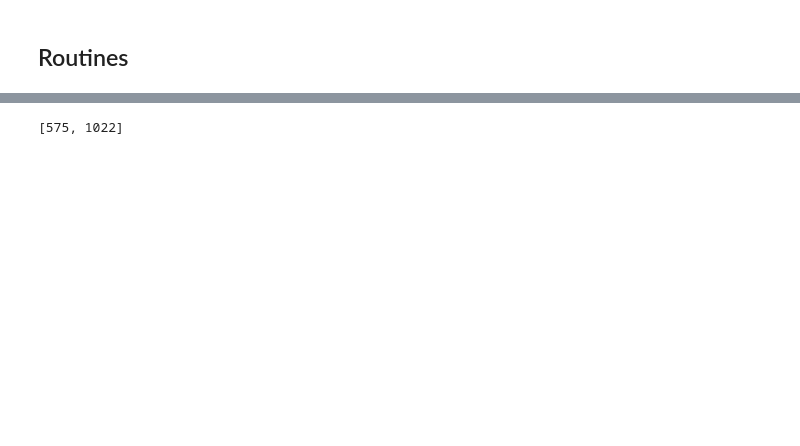
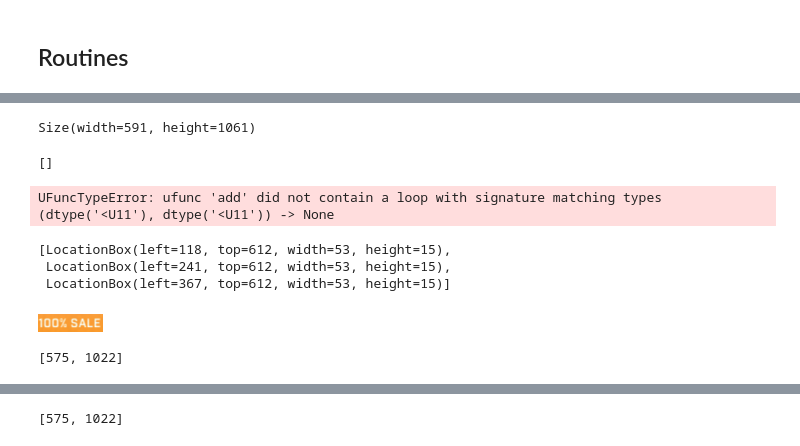
Before and after one commit to KIvoy/nikke-assistant, a Jupyter notebook: Nikke.ipynb, the cells around one changed output, grey strips where cells are left out. Cells and saved outputs as stored; diff of their text form; code cells hidden in the pictures; blank space fills up the shorter version.

```diff
--- a/Nikke.ipynb
+++ b/Nikke.ipynb
@@ -625,27 +705,0 @@ gio = GameInteractionIO
-# %%
-game_settings = {
-    "default":{
-        "rookie_arena":{
-            "var":{
-                "ENEMY_RANK_H_STRETCH" : 40,
-                "ENEMY_RANK_V_STRETCH" : 5,
-                "ENEMY_RANK_H_TRANS" : 0,
-                "ENEMY_RANK_V_TRANS" : 6,
-                "ENEMY_POWER_H_STRETCH" : 40,
-                "ENEMY_POWER_V_STRETCH" : 5,
-                "ENEMY_POWER_H_TRANS" : 0,
-                "ENEMY_POWER_V_TRANS" : 5,
-                "SELF_RANK_H_STRETCH" : 40,
-                "SELF_RANK_V_STRETCH" : 5,
-                "SELF_RANK_H_TRANS" : 10,
-                "SELF_RANK_V_TRANS" : 6,
-                "SELF_POWER_H_STRETCH" : 40,
-                "SELF_POWER_V_STRETCH" : 5,
-                "SELF_POWER_H_TRANS" : 0,
-                "SELF_POWER_V_TRANS" : 5
-            },
-            "fix":{
-            }
-        }
-    }
-}
@@ -1761,0 +1927,31 @@ True
+# %%
+app.size
+# %% [output]
+Size(width=591, height=1061)
+# %%
+a = [0, False, None]
+
+[print(b) for b in a if b]
+# %% [output]
+[]
+# %%
+np.mean([0, "0"])
+# %% [output]
+UFuncTypeError: ufunc 'add' did not contain a loop with signature matching types (dtype('<U11'), dtype('<U11')) -> None
+# %%
+gio.locate_image(agent.image_map['home_shop_sale_100'],
+                                              region=agent.location_map['home'].to_bounding(
+            ),
+                    confidence=0.75, multi=True)
+# %% [output]
+[LocationBox(left=118, top=612, width=53, height=15),
+ LocationBox(left=241, top=612, width=53, height=15),
+ LocationBox(left=367, top=612, width=53, height=15)]
+# %%
+agent.image_map['home_shop_sale_100']
+# %% [output]
+[figure, added]
+# %%
+agent.resolution
+# %% [output]
+[575, 1022]
```
Also changed, not shown: parts of 62 cells of this notebook, 5 other files.
